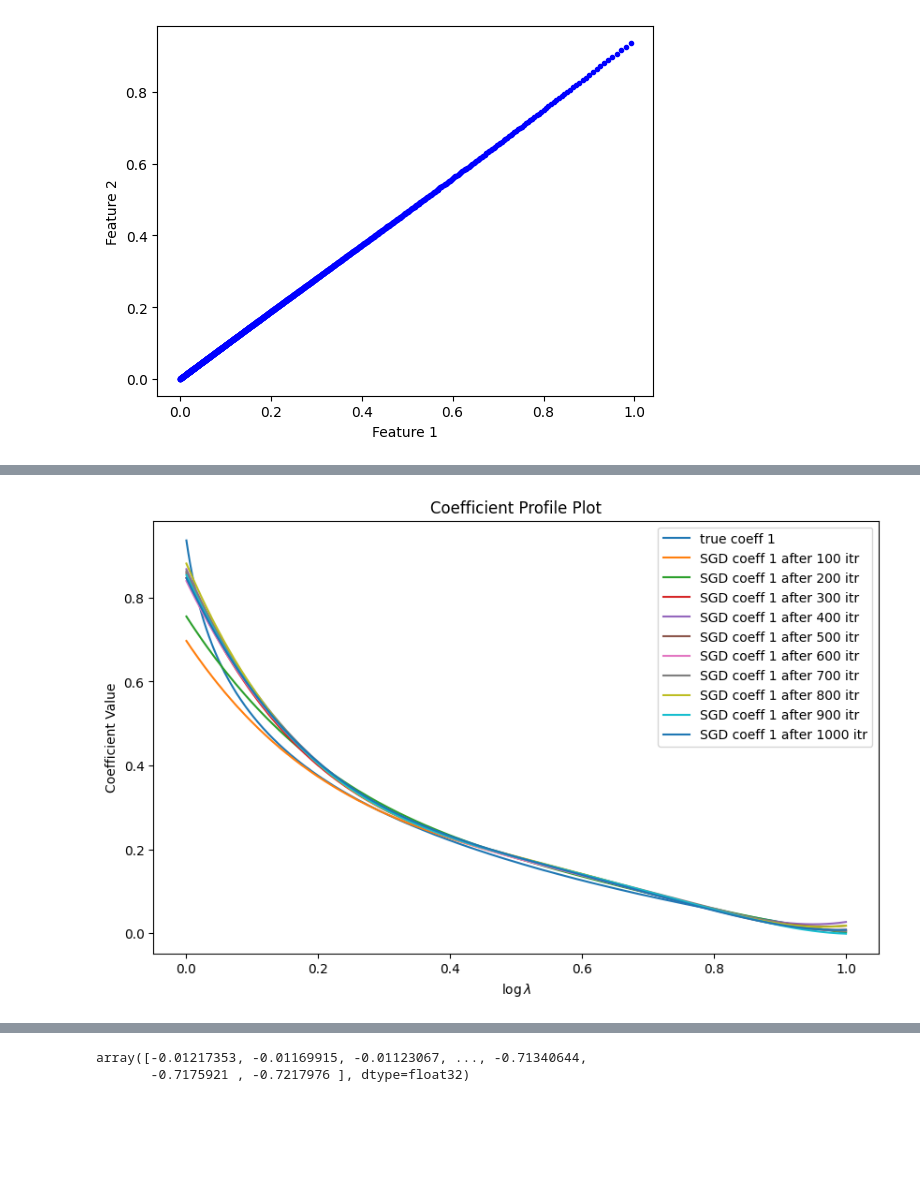
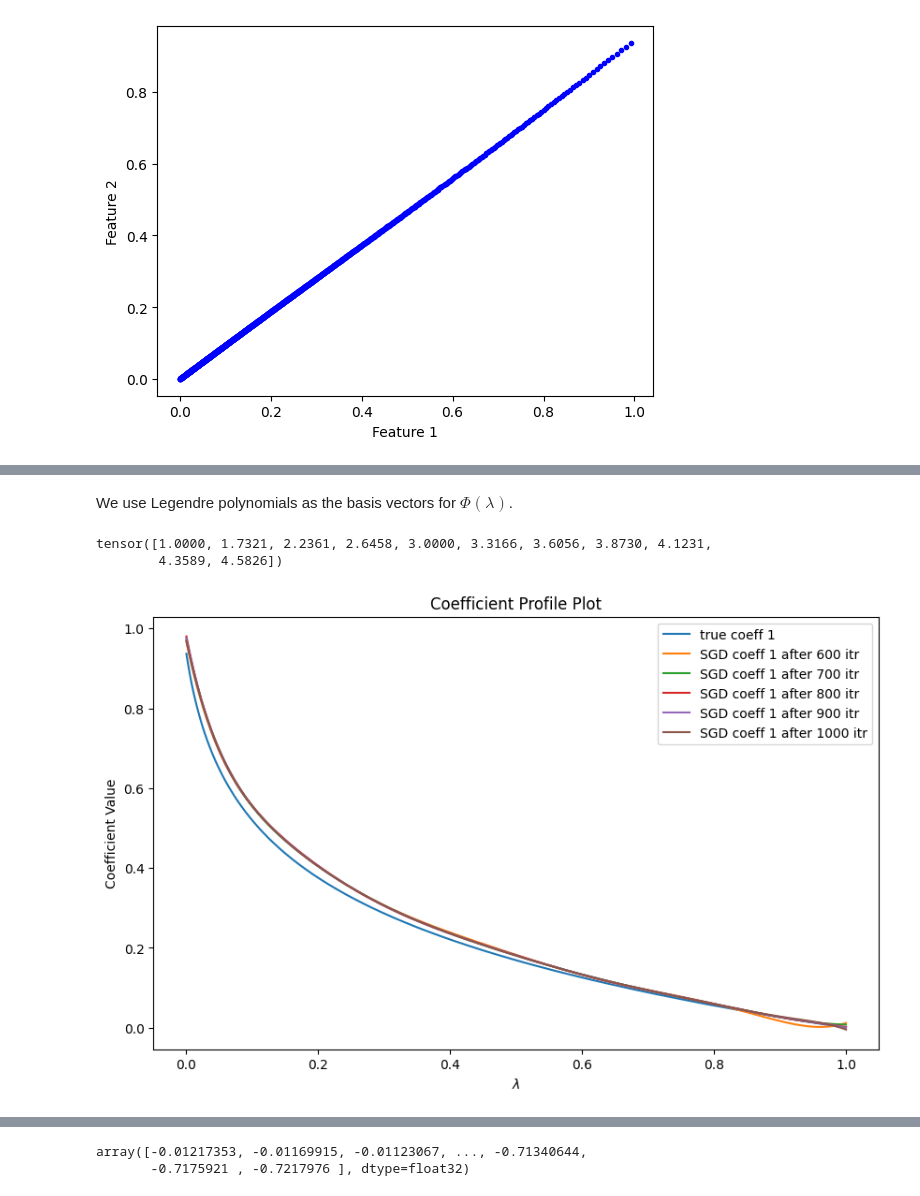
Before and after one commit to Cumberkid/Learning-the-Optimal-Solution-Path, a Jupyter notebook: Visualizing_the_Solution_Path_on_2d_Synthetic_Data.ipynb, the cells around one changed output, grey strips where cells are left out. Saved outputs shown, nothing was run; the diff lists cells and outputs as text; code cells hidden in the pictures; blank space fills up the shorter version.

```diff
--- a/Visualizing_the_Solution_Path_on_2d_Synthetic_Data.ipynb
+++ b/Visualizing_the_Solution_Path_on_2d_Synthetic_Data.ipynb
@@ -66,8 +178,8 @@ X_syn, y_syn = my_logit.gen_data(100, 100, 2)
 criterion = torch.nn.BCELoss()
 input_dim_syn = X_syn.shape[1]
 # %%
-syn_data = my_logit.Regression_Data(X_syn, y_syn)
-syn_data_loader = my_logit.DataLoader(syn_data, batch_size=len(syn_data), shuffle=False, )
+syn_data = helpers.Regression_Data(X_syn, y_syn)
+syn_data_loader = helpers.DataLoader(syn_data, batch_size=len(syn_data), shuffle=False, )
 # %%
 # Separate data points by class
 class_0 = X_syn[y_syn == 0]
@@ -98,7 +210,7 @@ lam_max = 1
 lam_min = 0
 num_grid = 2**10
 delta_lam = (lam_max - lam_min)/num_grid
-lambdas = torch.arange(lam_max, lam_min, (-1)*delta_lam).to(device)
+lambdas = torch.arange(lam_max, lam_min, (-1)*delta_lam)
 # %%
 # epochs = 5000
 # lr = 0.5**4
@@ -148,22 +262,29 @@ Text(0, 0.5, 'Feature 2')
+# %% [markdown]
+We use Legendre polynomials as the basis vectors for $\Phi(\lambda)$.
 # %%
-phi_lam = my_module.phi_lam_Legendre
+phi_lam = SGD.phi_lam_Legendre
+# %%
+phi_lam(1, 11)
+# %% [output]
+tensor([1.0000, 1.7321, 2.2361, 2.6458, 3.0000, 3.3166, 3.6056, 3.8730, 4.1231,
+        4.3589, 4.5826])
 # %%
 # build the model
-basis_dim = 5
-epoch = 1000
+basis_dim = 10
+epoch = 500
 lr = 0.5**4
 
 np.random.seed(8675309)
 torch.manual_seed(8675309)
-model = my_module.Basis_TF_SGD(input_dim_syn, basis_dim, phi_lam, intercept=True).to(device)# reg_param = 0 here is only a space holder
+model = SGD.Basis_TF_SGD(input_dim_syn, basis_dim, phi_lam, intercept=True).to(device)# reg_param = 0 here is only a space holder
 optimizer = torch.optim.SGD(model.parameters(), lr=lr)
 optimizer.zero_grad()
 thetas_SGD_history = []
 for t in range(epoch):
-    my_module.train_SGD(syn_data_loader, model, criterion, optimizer)
+    SGD.train_SGD(syn_data_loader, model, criterion, optimizer)
     if (t+1) % 100 == 0:
         thetas_SGD = []
         for lam in lambdas:
-            thetas_SGD.append(model(lam).data.detach().numpy())
+            thetas_SGD.append(model(lam).data.cpu().detach().numpy())
         thetas_SGD = np.array(thetas_SGD)
         thetas_SGD_history.append(thetas_SGD)
@@ -170,22 +294,22 @@ for t in range(epoch):
 # %%
 # Create a Matplotlib plot
 plt.figure(figsize=(10, 6))
 plt.plot(lambdas, thetas[:,1], label=f'true coeff {1}')
 
-for i in range(len(thetas_SGD_history)):
+for i in range(5, len(thetas_SGD_history)):
     plt.plot(lambdas, thetas_SGD_history[i][:,1], label=f'SGD coeff {1} after {(i+1)*100} itr')
 
 
 # Set plot labels and title
 # plt.xscale('log')  # Log scale for the x-axis
-plt.xlabel('$\\log \\lambda$')
+plt.xlabel('$\\lambda$')
 plt.ylabel('Coefficient Value')
 plt.title('Coefficient Profile Plot')
 
 # Add legend
 plt.legend()
 
 # Show the plot
 plt.show()
 # %% [output]
-[figure, old version]
+[figure, new version]
```
Also changed, not shown: parts of 23 cells of this notebook.
